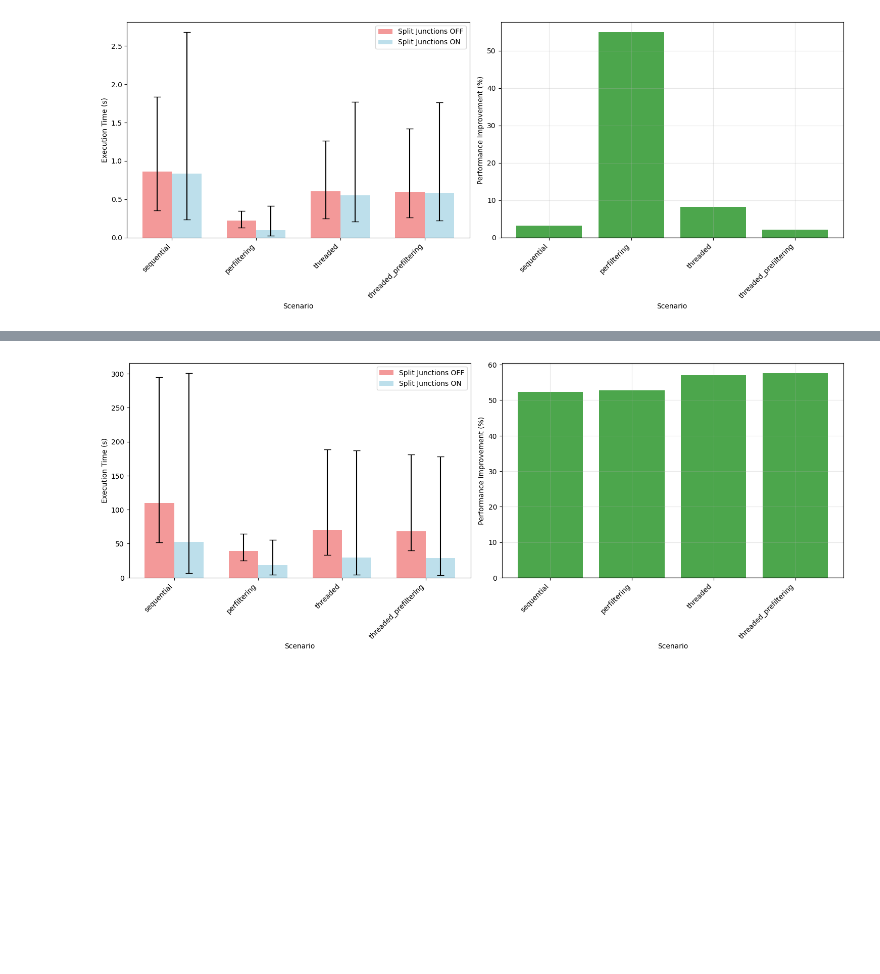
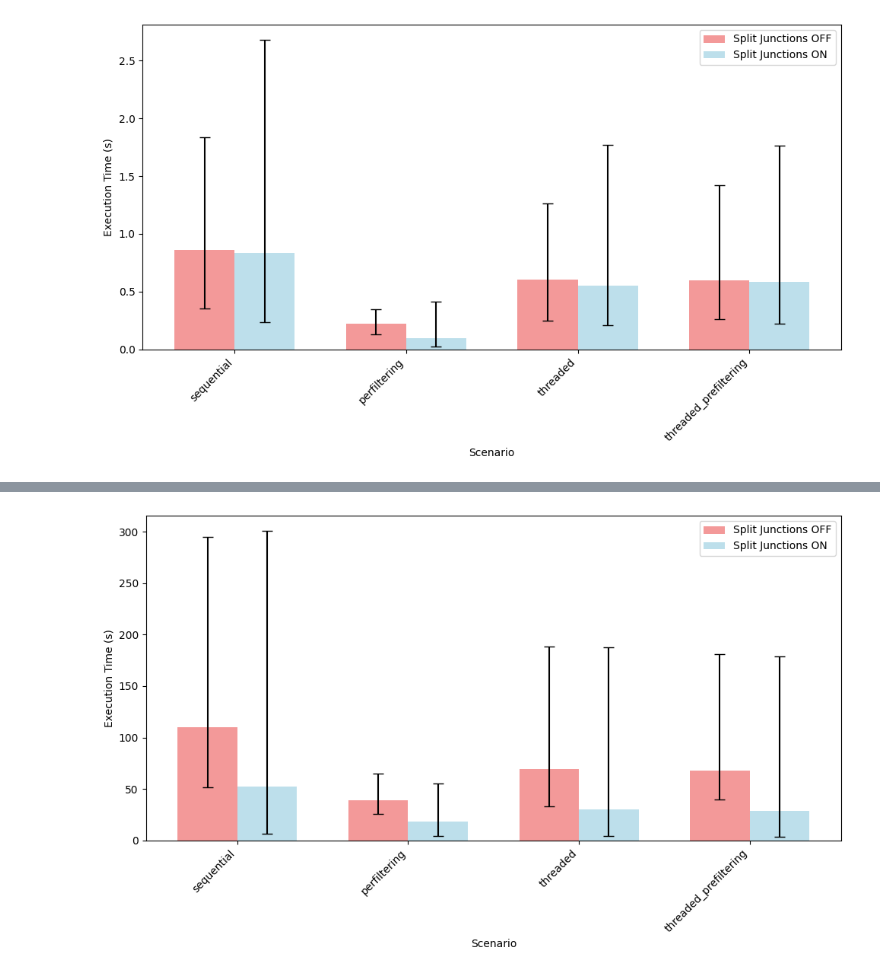
Before and after one commit to leonardgeissler/fainder-demo, a Jupyter notebook: analysis/performance_tests/analysis_optimizer.ipynb, the cells around one changed output, grey strips where cells are left out. Saved outputs shown, nothing was run; the diff lists cells and outputs as text; code cells hidden in the pictures; blank space fills up the shorter version.

```diff
--- a/analysis/performance_tests/analysis_optimizer.ipynb
+++ b/analysis/performance_tests/analysis_optimizer.ipynb
@@ -882,8 +860,8 @@ else:
                 if comparison_data:
                     comparison_df = pd.DataFrame(comparison_data)
 
-                    # Create comparison plots
-                    fig, (ax1, ax2) = plt.subplots(1, 2, figsize=(15, 6))
+                    # Create comparison plot
+                    fig, ax1 = plt.subplots(1, 1, figsize=(10, 6))
 
                     # Bar plot comparison
                     scenarios = comparison_df["scenario"].unique()
@@ -1004,48 +982,19 @@ else:
 
                         ax1.set_xlabel("Scenario")
                         ax1.set_ylabel("Execution Time (s)")
-                        # ax1.set_title(
-                        #     f"Split Junctions Impact - {category} - {fainder_mode}"
-                        # )
                         ax1.set_xticks(x)
                         ax1.set_xticklabels(scenarios, rotation=45, ha="right")
                         ax1.legend()
 
-                        # Improvement percentages
-                        improvements = []
-                        scenario_labels = []
+                        # Log improvement percentages (but don't plot them)
                         for i, scenario in enumerate(scenarios):
                             if on_means[i] > 0 and off_means[i] > 0:
                                 improvement = (
                                     (off_means[i] - on_means[i]) / off_means[i]
                                 ) * 100
-                                improvements.append(improvement)
-                                scenario_labels.append(scenario)
                                 logger.info(
                                     f"    {scenario}: {improvement:.2f}% improvement when ON"
                                 )
-
-                        if improvements:
-                            colors = [
-                                "green" if imp > 0 else "red" for imp in improvements
-                            ]
-                            ax2.bar(
-                                range(len(improvements)),
-                                improvements,
-                                color=colors,
-                                alpha=0.7,
-                            )
-                            ax2.set_xlabel("Scenario")
-                            ax2.set_ylabel("Performance Improvement (%)")
-                            # ax2.set_title(
-                            #     f"Split Junctions Improvement - {category} - {fainder_mode}"
-                            # )
-                            ax2.set_xticks(range(len(scenario_labels)))
-                            ax2.set_xticklabels(
-                                scenario_labels, rotation=45, ha="right"
-                            )
-                            ax2.axhline(y=0, color="black", linestyle="-", alpha=0.3)
-                            ax2.grid(True, alpha=0.3)
 
                         plt.tight_layout()
                         filename = f"figures/optimizer/split_junctions_{category}_{fainder_mode}.png"
@@ -1080 +1029 @@ else:
-[figure, old version]
+[figure, new version]
@@ -1092 +1041 @@ else:
-[figure, old version]
+[figure, new version]
```
Also changed, not shown: parts of 8 cells of this notebook, 2 other files.
